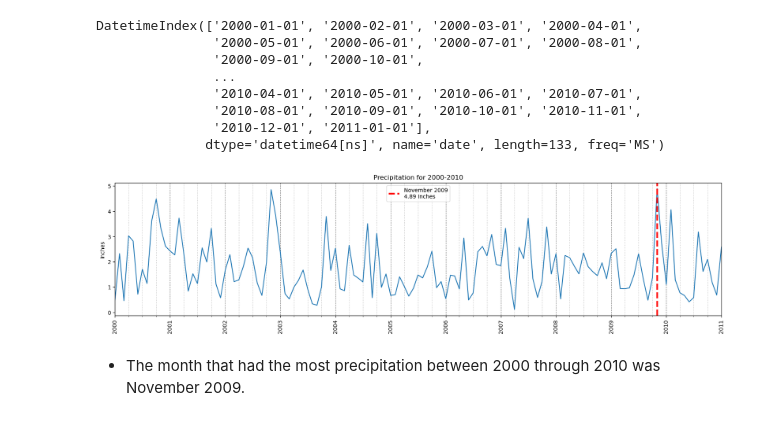
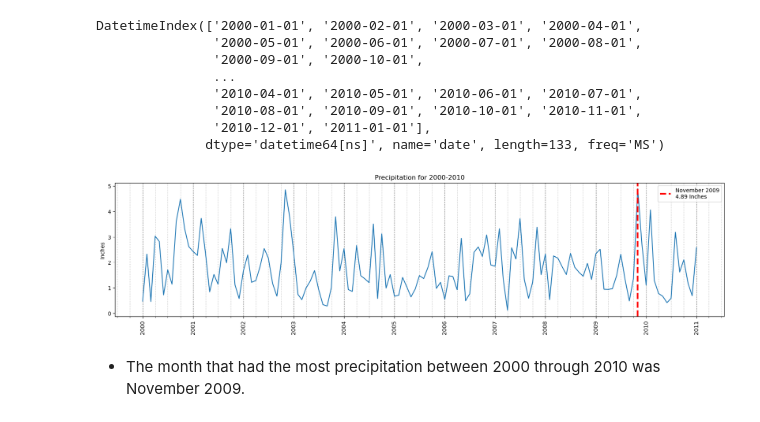
Before and after one commit to john-a-dixon/resampling-datetime-data, a Jupyter notebook: resample.ipynb, the cells around one changed output. Saved outputs shown, nothing was run; the diff lists cells and outputs as text; code cells hidden in the pictures.

Commit message:
Reformatted the 3-month intervals.

```diff
--- a/resample.ipynb
+++ b/resample.ipynb
@@ -196,36 +191,37 @@ fig, ax = plt.subplots(figsize=(20, 5))
 # Plotting and formatting
 ax.plot(monthly_df.index, monthly_df.values)
 ax.set_title("Precipitation for 2000-2010")
 ax.set_ylabel("Inches")
 
 # Changing margins
 # Ref: https://stackoverflow.com/questions/63719618/how-to-reduce-the-space-between-the-axes-and-the-first-and-last-bar-in-pyplot
-ax.margins(x=0.0)
+# ax.margins(x=0.0)
 
 # Major tick formatting
 ax.xaxis.set_major_locator(mdates.YearLocator())
 ax.xaxis.set_major_formatter(mdates.DateFormatter("%Y"))
 
 # Minor tick formatting
-ax.xaxis.set_minor_locator(mdates.MonthLocator(interval=3));
+# ax.xaxis.set_minor_locator(mdates.MonthLocator(interval=3));
+ax.xaxis.set_minor_locator(mdates.MonthLocator(bymonth=[1, 4, 7, 10]));
 
 # Minor xaxis ticks formatting
 ax.grid(which='minor', axis='x', ls=":")
 # Major xaxis ticks formatting
 ax.grid(which='major',axis='x', ls="--", color='grey')
 
 # Tick label rotation
 fig.autofmt_xdate(rotation = 90, ha = 'center')
 
 # Vertical line creation
 ax.axvline(max_precipitation_id,
            color="red",
            label=f"{max_precipitation_id.strftime('%B %Y')}\n{round(max_precipitation_val[0], 2)} Inches",
            ls="--",
            linewidth=3);
 ax.legend();
 # %% [output]
-[figure, old version]
+[figure, new version]
 # %% [markdown]
 - The month that had the most precipitation between 2000 through 2010 was November 2009.
 # %% [markdown]
```
Also changed, not shown: parts of 3 cells of this notebook.
